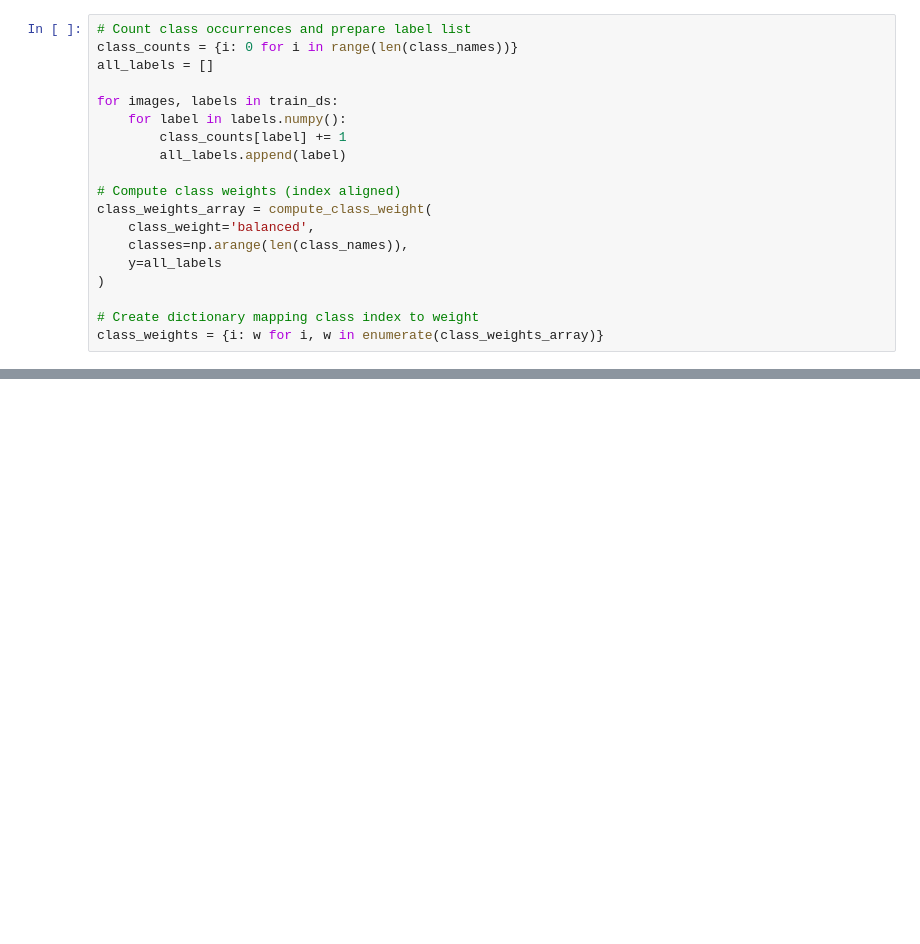
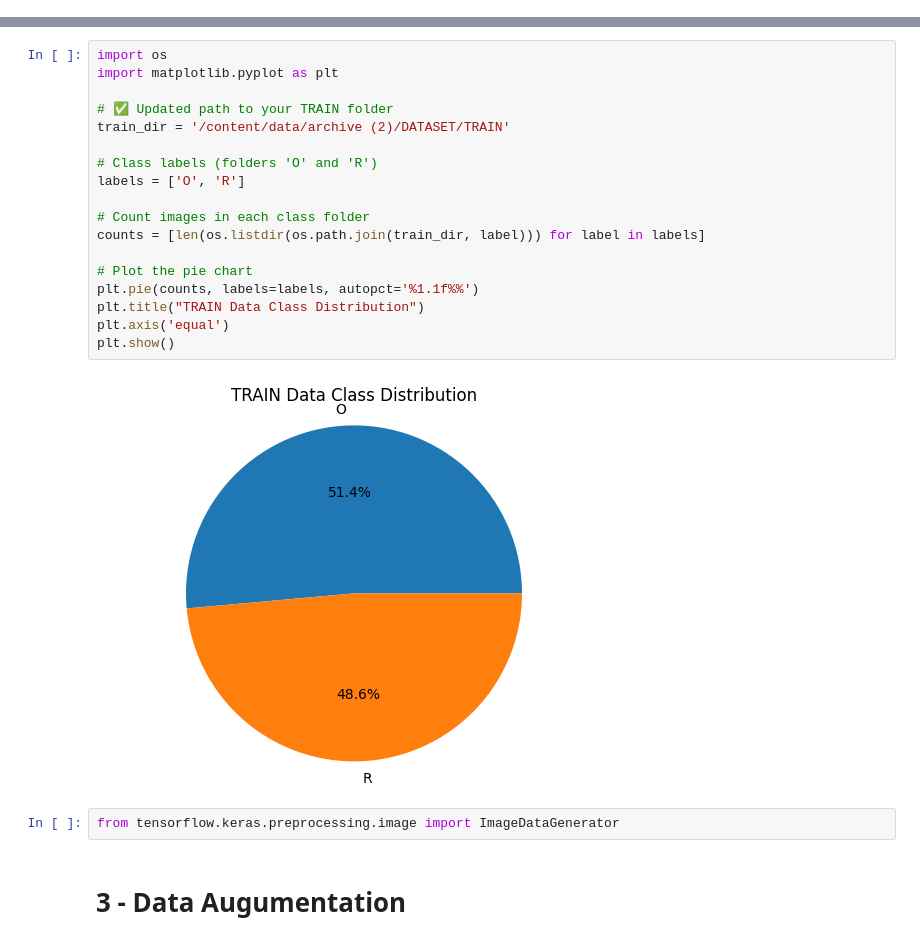
Before and after one commit to farrakhnizam786/Week-1, a Jupyter notebook: garbage_classification.ipynb, the cells around one changed output, grey strips where cells are left out. Cells and saved outputs as stored; diff of their text form; blank space fills up the shorter version.

```diff
--- a/garbage_classification.ipynb
+++ b/garbage_classification.ipynb
@@ -190,19 +2,0 @@ test: 1 batches
-# %%
-# Count class occurrences and prepare label list
-class_counts = {i: 0 for i in range(len(class_names))}
-all_labels = []
-
-for images, labels in train_ds:
-    for label in labels.numpy():
-        class_counts[label] += 1
-        all_labels.append(label)
-
-# Compute class weights (index aligned)
-class_weights_array = compute_class_weight(
-    class_weight='balanced',
-    classes=np.arange(len(class_names)),
-    y=all_labels
-)
-
-# Create dictionary mapping class index to weight
-class_weights = {i: w for i, w in enumerate(class_weights_array)}
@@ -573,0 +129,24 @@ NotFoundError: Could not find directory path/to/your/test_data
+# %%
+import os
+import matplotlib.pyplot as plt
+
+# ✅ Updated path to your TRAIN folder
+train_dir = '/content/data/archive (2)/DATASET/TRAIN'
+
+# Class labels (folders 'O' and 'R')
+labels = ['O', 'R']
+
+# Count images in each class folder
+counts = [len(os.listdir(os.path.join(train_dir, label))) for label in labels]
+
+# Plot the pie chart
+plt.pie(counts, labels=labels, autopct='%1.1f%%')
+plt.title("TRAIN Data Class Distribution")
+plt.axis('equal')
+plt.show()
+# %% [output]
+[figure, added]
+# %%
+from tensorflow.keras.preprocessing.image import ImageDataGenerator
+# %% [markdown]
+# 3 - Data Augumentation
```
Also changed, not shown: parts of 81 cells of this notebook.
